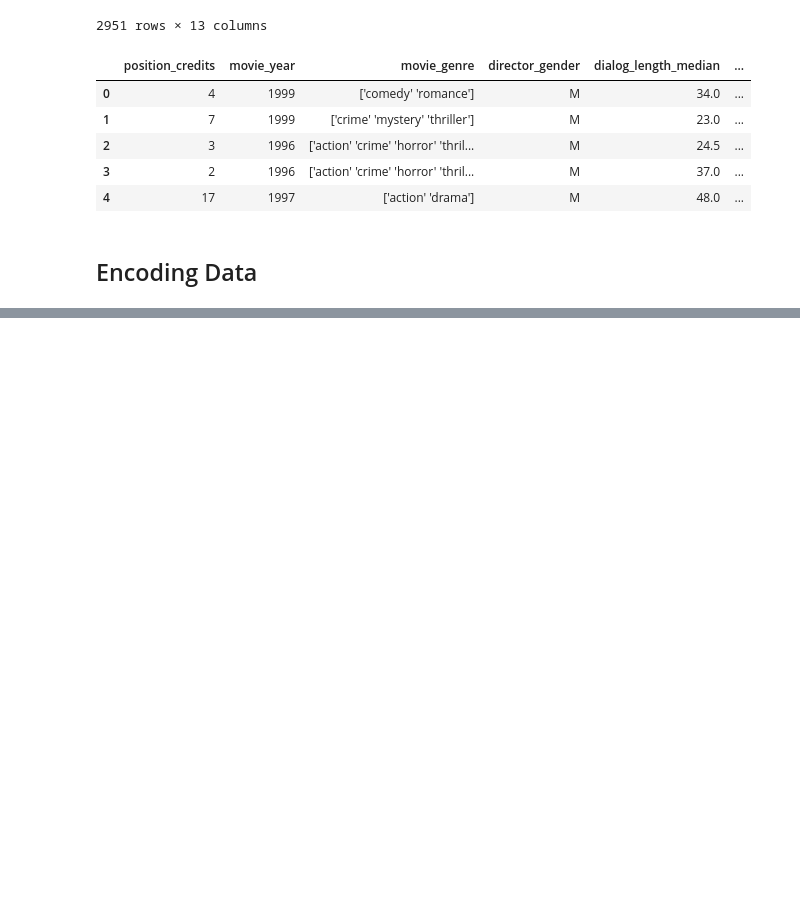
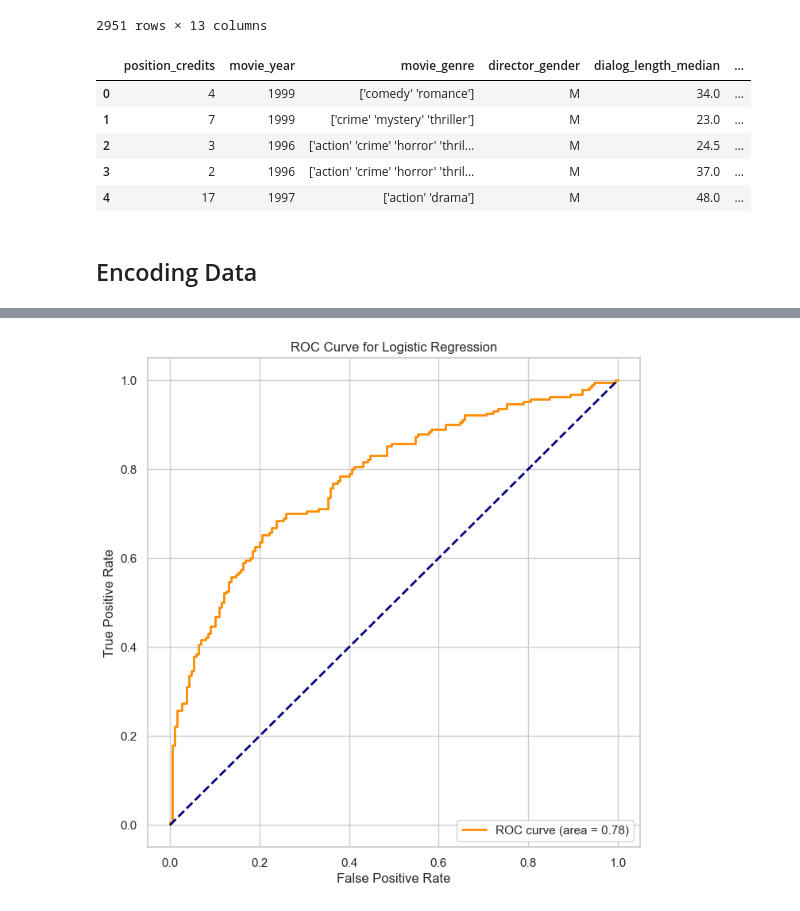
Before and after one commit to Sumitjh26997/CSS581-Final-Project, a Jupyter notebook: CSS581_project.ipynb, the cells around one changed output, grey strips where cells are left out. Cells and saved outputs as stored; diff of their text form; code cells hidden in the pictures; blank space fills up the shorter version.

Commit message:
[CSS581 ML Project] Models created with no class rebalancing, RandomUnder Sampling, RandomOver Sampling

```diff
--- a/CSS581_project.ipynb
+++ b/CSS581_project.ipynb
@@ -1134,2 +1037,0 @@ X = pd.concat([X, tfidf_df], axis=1)
-# %%
-X.drop(['position_credits', 'cleaned_dialogue_<lambda>'], axis=1,  inplace=True)
@@ -1135,0 +1112,8 @@ X.drop(['position_credits', 'cleaned_dialogue_<lambda>'], axis=1,  inplace=True)
+# %%
+preprocessor = ColumnTransformer(
+    transformers=[
+        ('num', numeric_transformer, numeric_features),
+        ('ord', label_transformer, label_features),
+        ('nom', nominal_transformer, nominal_features),
+        ('vec', vectorizer_transformer, vectorizer_features)
+    ])
@@ -1135,0 +1599,4 @@ X.drop(['position_credits', 'cleaned_dialogue_<lambda>'], axis=1,  inplace=True)
+# %%
+undersample = RandomUnderSampler()
+X_under, y_under = undersample.fit_resample(X, y)
+y_under.value_counts()
@@ -1135,0 +1608,4 @@ X.drop(['position_credits', 'cleaned_dialogue_<lambda>'], axis=1,  inplace=True)
+# %%
+X_train, X_test, y_train, y_test = train_test_split(X_under, y_under, test_size=0.2, random_state = 10, stratify=y_under)
+
+y_test.value_counts()
@@ -1135,0 +1713,81 @@ X.drop(['position_credits', 'cleaned_dialogue_<lambda>'], axis=1,  inplace=True)
+# %%
+model_name = 'Logistic Regression'
+
+# Define the pipeline with the preprocessor and the Logistic Regression model
+pipeline_lr = Pipeline(steps=[
+    ('preprocessor', preprocessor),
+    ('classifier', LogisticRegression())
+])
+
+# Define the hyperparameter grid for RandomizedSearchCV
+param_dist = {
+    'classifier__penalty': ['l1', 'l2'],
+    'classifier__C': [0.001, 0.01, 0.1, 1, 10, 100],
+}
+
+# Set up RandomizedSearchCV
+model_lr = RandomizedSearchCV(
+    pipeline_lr,
+    param_distributions=param_dist,
+    n_iter=10,
+    cv=5,
+    random_state=42
+)
+
+model_lr.fit(X_train, y_train)
+
+best_params = model_lr.best_params_
+
+# Create a new pipeline with the best parameters
+best_pipeline_lr = Pipeline(steps=[
+    ('preprocessor', preprocessor),
+    ('classifier', LogisticRegression(penalty=best_params['classifier__penalty'], C=best_params['classifier__C']))
+])
+
+# Fit the model on the entire training dataset
+best_pipeline_lr.fit(X_train, y_train)
+
+# Predict on the test set
+y_pred_lr = best_pipeline_lr.predict(X_test)
+
+# Generate classification report
+print("Classification Report for ", model_name)
+print(classification_report(y_test, y_pred_lr))
+
+# Map labels to binary format
+label_mapping = {'F': 0, 'M': 1}
+y_test_binary_lr = y_test.map(label_mapping)
+y_pred_binary_lr = pd.Series(y_pred_lr).map(label_mapping)
+
+# Print accuracy on the test set
+accuracy_lr = accuracy_score(y_test_binary_lr, y_pred_binary_lr)
+print(f"{model_name} Accuracy: {accuracy_lr:.3f}")
+
+# Calculate AUC
+y_pred_proba_lr = best_pipeline_lr.predict_proba(X_test)[:, 1]
+auc_lr = roc_auc_score(y_test_binary_lr, y_pred_proba_lr)
+print(f"{model_name} AUC: {auc_lr:.3f}")
+
+# Plot ROC curve
+fpr_lr, tpr_lr, _ = roc_curve(y_test_binary_lr, y_pred_proba_lr)
+plt.figure(figsize=(8, 8))
+plt.plot(fpr_lr, tpr_lr, color='darkorange', lw=2, label='ROC curve (area = {:.2f})'.format(auc_lr))
+plt.plot([0, 1], [0, 1], color='navy', lw=2, linestyle='--')
+plt.xlabel('False Positive Rate')
+plt.ylabel('True Positive Rate')
+plt.title(f'ROC Curve for {model_name}')
+plt.legend(loc="lower right")
+plt.show()
+
+# Calculate the confusion matrix
+conf_matrix_lr = confusion_matrix(y_test_binary_lr, y_pred_binary_lr)
+
+# Plot the confusion matrix
+plt.figure(figsize=(8, 6))
+sns.heatmap(conf_matrix_lr, annot=True, fmt='d', cmap='Blues', cbar=False,
+            xticklabels=['F', 'M'], yticklabels=['F', 'M'])
+plt.xlabel('Predicted')
+plt.ylabel('Actual')
+plt.title(f'Confusion Matrix for {model_name}')
+plt.show()
+# %% [output]
@@ -1135,0 +1806 @@ X.drop(['position_credits', 'cleaned_dialogue_<lambda>'], axis=1,  inplace=True)
+[figure, added]
```
Also changed, not shown: parts of 77 cells of this notebook.
